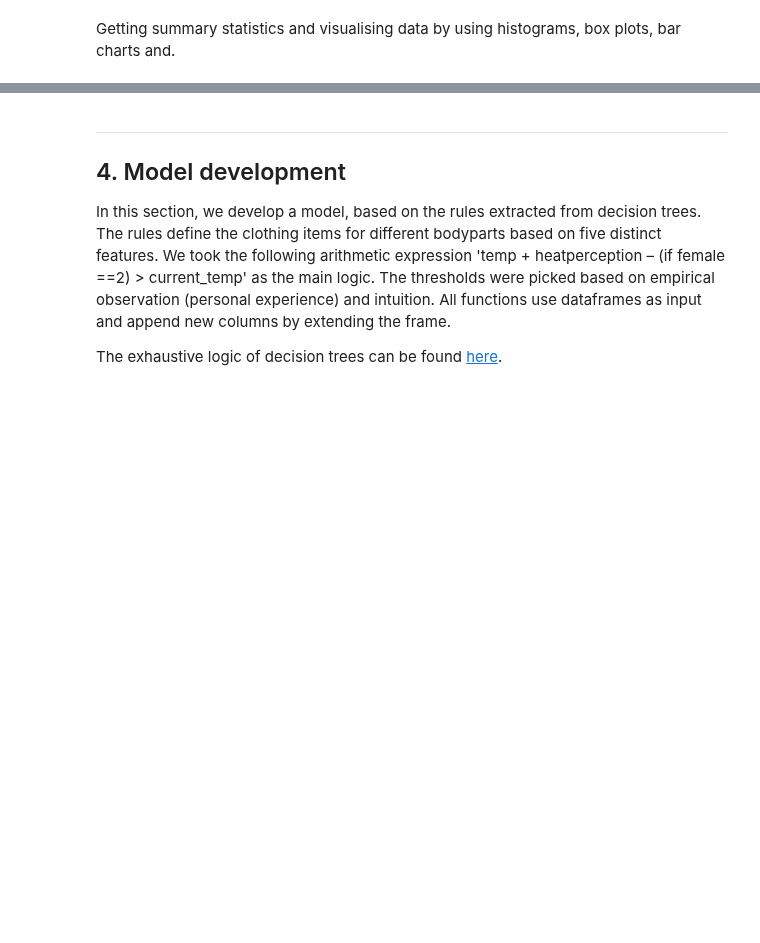
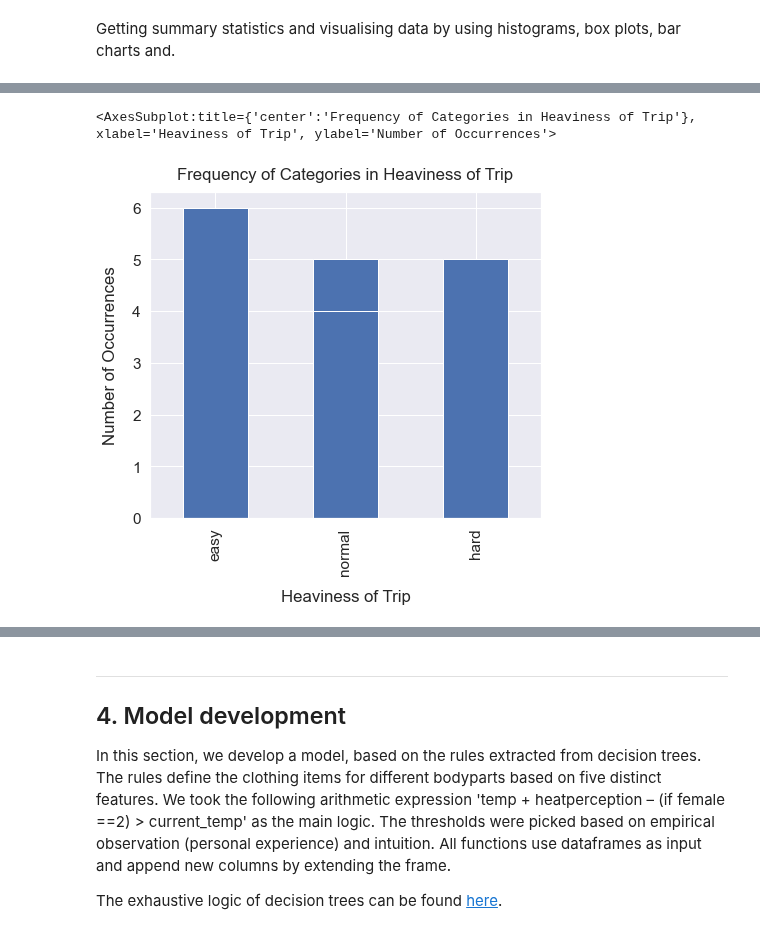
Before and after one commit to TechLabs-Berlin/wt21-commfy, a Jupyter notebook: DS_Files/Commfy_RBM.ipynb, the cells around one changed output, grey strips where cells are left out. Drawn from its saved outputs; the diff is of its cells as text; code cells hidden in the pictures; blank space fills up the shorter version.

```diff
--- a/DS_Files/Commfy_RBM.ipynb
+++ b/DS_Files/Commfy_RBM.ipynb
@@ -145,11 +215,14 @@ df["weather_state"].value_counts(sort=False).plot.bar()
 # %%
 #creating a bar chart of frequency of the categories in heaviness of trip
 sns.set(font_scale=1.4)
-df["heaviness_trip"].value_counts().plot(kind='bar', figsize=(7, 6), rot=0)
+df["heaviness_of_trip"].value_counts().plot(kind='bar', figsize=(7, 6), rot=0)
 plt.xlabel("Heaviness of Trip", labelpad=14)
 plt.ylabel("Number of Occurrences", labelpad=14)
 plt.title("Frequency of Categories in Heaviness of Trip", y=1.02);
-df["heaviness_trip"].value_counts(sort=False).plot.bar()
+df["heaviness_of_trip"].value_counts(sort=False).plot.bar()
+# %% [output]
+<AxesSubplot:title={'center':'Frequency of Categories in Heaviness of Trip'}, xlabel='Heaviness of Trip', ylabel='Number of Occurrences'>
+[figure, added]
 # %%
 #creating a bar chart of frequency of the categories in sex
 sns.set(font_scale=1.4)
```
Also changed, not shown: parts of 12 cells of this notebook.
